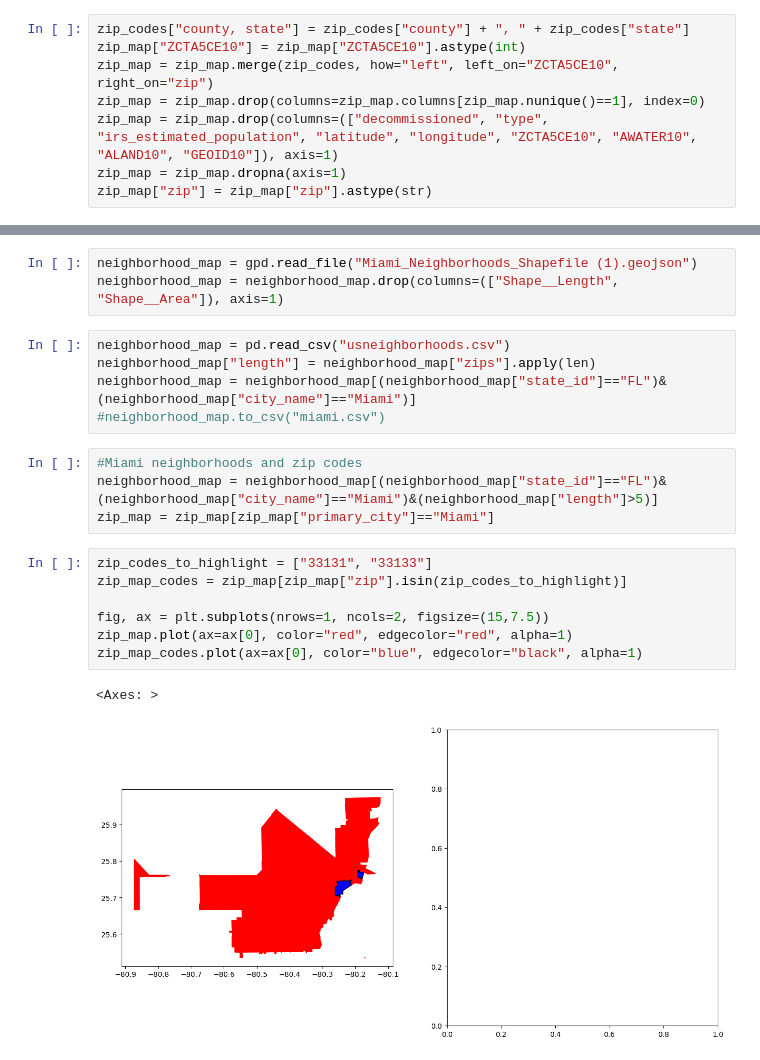
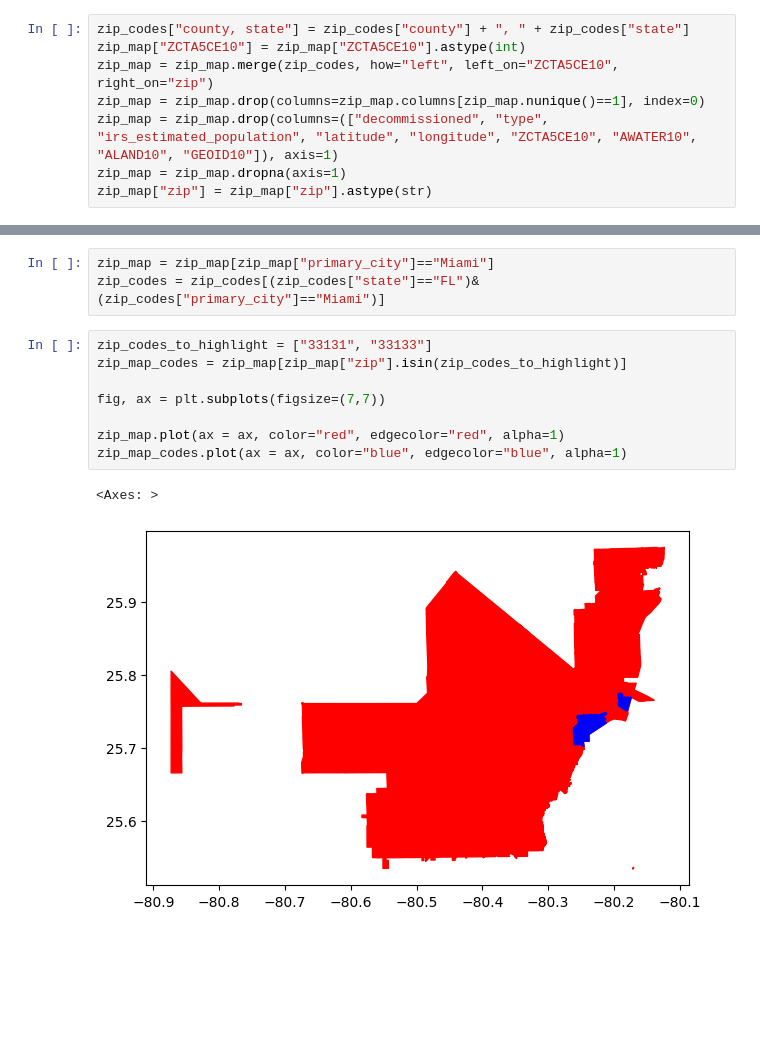
Before and after one commit to DeiviGT1/arc-is, a Jupyter notebook: hola.ipynb, the cells around one changed output, grey strips where cells are left out. Cells and saved outputs as stored; diff of their text form; blank space fills up the shorter version.

```diff
--- a/hola.ipynb
+++ b/hola.ipynb
@@ -89,22 +22,14 @@ plt = zip_map[zip_map["primary_city"]=="Miami"].plot(
-# %%
-neighborhood_map = gpd.read_file("Miami_Neighborhoods_Shapefile (1).geojson")
-neighborhood_map = neighborhood_map.drop(columns=(["Shape__Length", "Shape__Area"]), axis=1)
-# %%
-neighborhood_map = pd.read_csv("usneighborhoods.csv")
-neighborhood_map["length"] = neighborhood_map["zips"].apply(len)
-neighborhood_map = neighborhood_map[(neighborhood_map["state_id"]=="FL")&(neighborhood_map["city_name"]=="Miami")]
-#neighborhood_map.to_csv("miami.csv")
-# %%
-#Miami neighborhoods and zip codes
-neighborhood_map = neighborhood_map[(neighborhood_map["state_id"]=="FL")&(neighborhood_map["city_name"]=="Miami")&(neighborhood_map["length"]>5)]
-zip_map = zip_map[zip_map["primary_city"]=="Miami"]
+# %%
+zip_map = zip_map[zip_map["primary_city"]=="Miami"]
+zip_codes = zip_codes[(zip_codes["state"]=="FL")&(zip_codes["primary_city"]=="Miami")]
 # %%
 zip_codes_to_highlight = ["33131", "33133"]
 zip_map_codes = zip_map[zip_map["zip"].isin(zip_codes_to_highlight)]
 
-fig, ax = plt.subplots(nrows=1, ncols=2, figsize=(15,7.5))
-zip_map.plot(ax=ax[0], color="red", edgecolor="red", alpha=1)
-zip_map_codes.plot(ax=ax[0], color="blue", edgecolor="black", alpha=1)
+fig, ax = plt.subplots(figsize=(7,7))
+
+zip_map.plot(ax = ax, color="red", edgecolor="red", alpha=1)
+zip_map_codes.plot(ax = ax, color="blue", edgecolor="blue", alpha=1)
 # %% [output]
 <Axes: >
-[figure, old version]
+[figure, new version]
```
Also changed, not shown: parts of 14 cells of this notebook.
